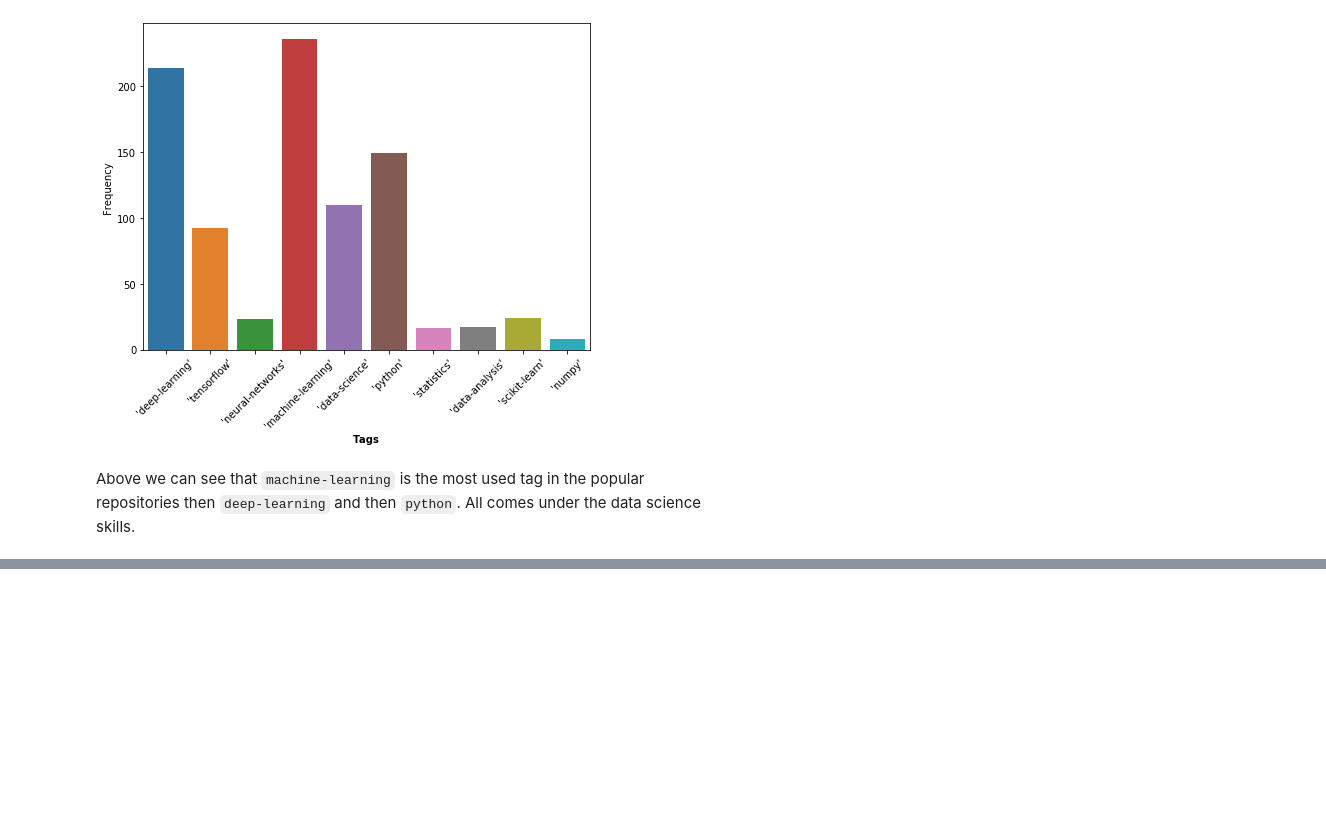
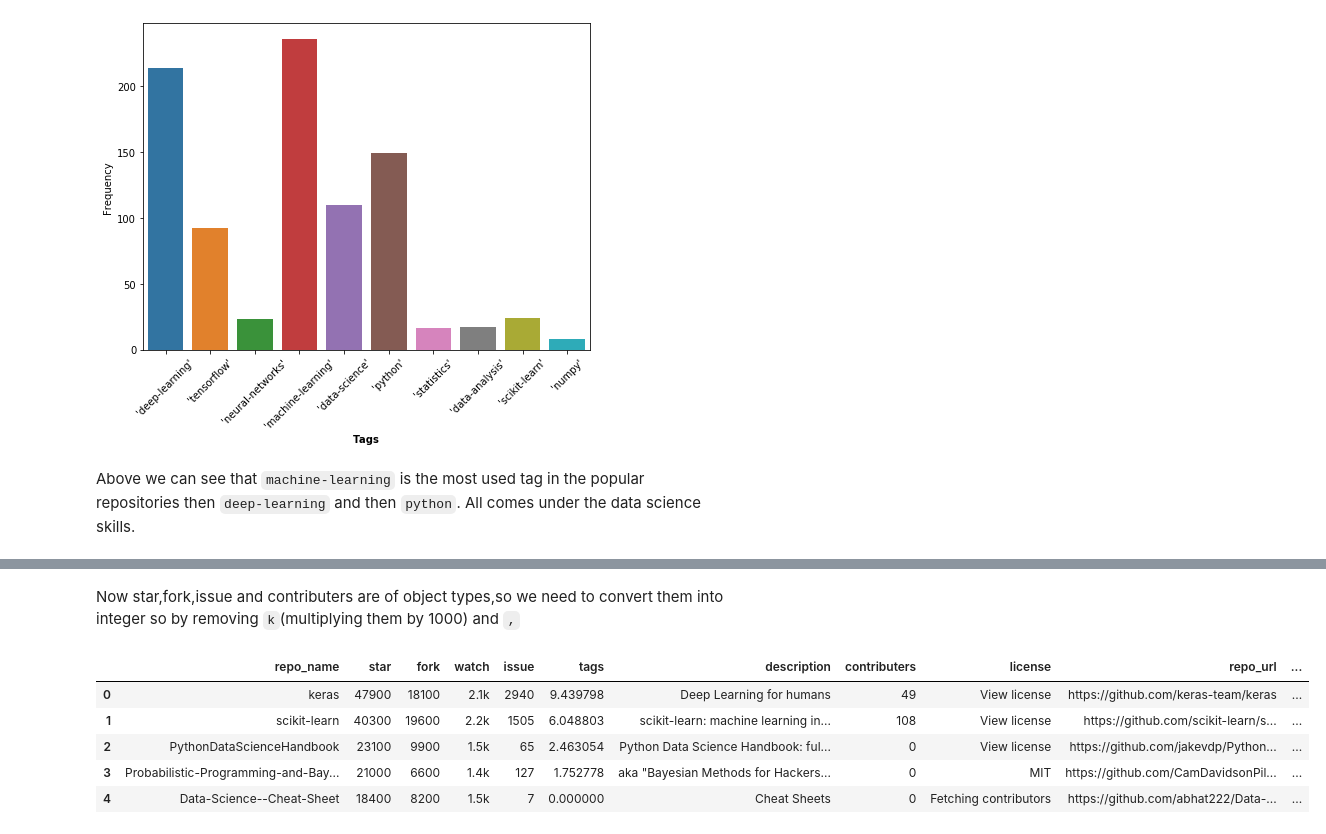
Before and after one commit to pcsingh/Predicting-Repo-popularity, a Jupyter notebook: analysis.ipynb, the cells around one changed output, grey strips where cells are left out. Saved outputs shown, nothing was run; the diff lists cells and outputs as text; code cells hidden in the pictures; blank space fills up the shorter version.

```diff
--- a/analysis.ipynb
+++ b/analysis.ipynb
@@ -223,0 +248,2 @@ Above we can see that `machine-learning` is the most used tag in the popular rep
+# %% [markdown]
+Now star,fork,issue and contributers are of object types,so we need to convert them into integer so by removing `k`(multiplying them by 1000) and `,`
@@ -223,0 +261,9 @@ Above we can see that `machine-learning` is the most used tag in the popular rep
+# %%
+data.head()
+# %% [output]
+|  | repo_name | star | fork | watch | issue | tags | description | contributers | license | repo_url | ... |
+| 0 | keras | 47900 | 18100 | 2.1k | 2940 | 9.439798 | Deep Learning for humans | 49 | View license | https://github.com/keras-team/keras | ... |
+| 1 | scikit-learn | 40300 | 19600 | 2.2k | 1505 | 6.048803 | scikit-learn: machine learning in... | 108 | View license | https://github.com/scikit-learn/s... | ... |
+| 2 | PythonDataScienceHandbook | 23100 | 9900 | 1.5k | 65 | 2.463054 | Python Data Science Handbook: ful... | 0 | View license | https://github.com/jakevdp/Python... | ... |
+| 3 | Probabilistic-Programming-and-Bay... | 21000 | 6600 | 1.4k | 127 | 1.752778 | aka "Bayesian Methods for Hackers... | 0 | MIT | https://github.com/CamDavidsonPil... | ... |
+| 4 | Data-Science--Cheat-Sheet | 18400 | 8200 | 1.5k | 7 | 0.000000 | Cheat Sheets | 0 | Fetching contributors | https://github.com/abhat222/Data-... | ... |
```
Also changed, not shown: parts of 12 cells of this notebook, 1 other file.
